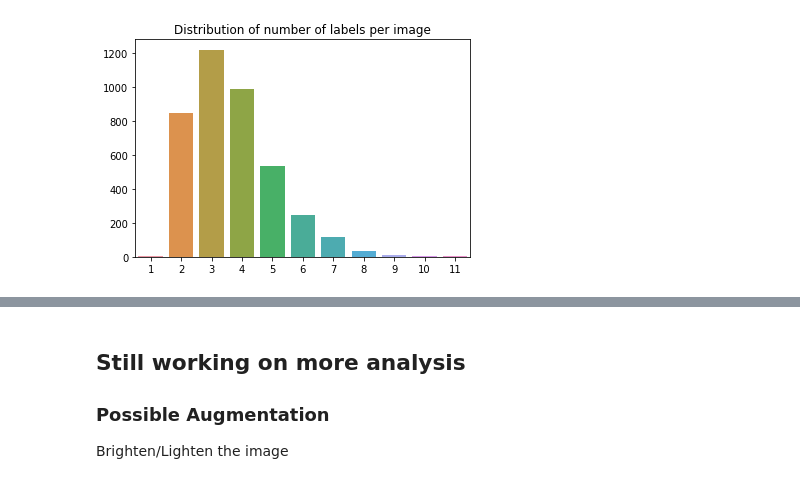
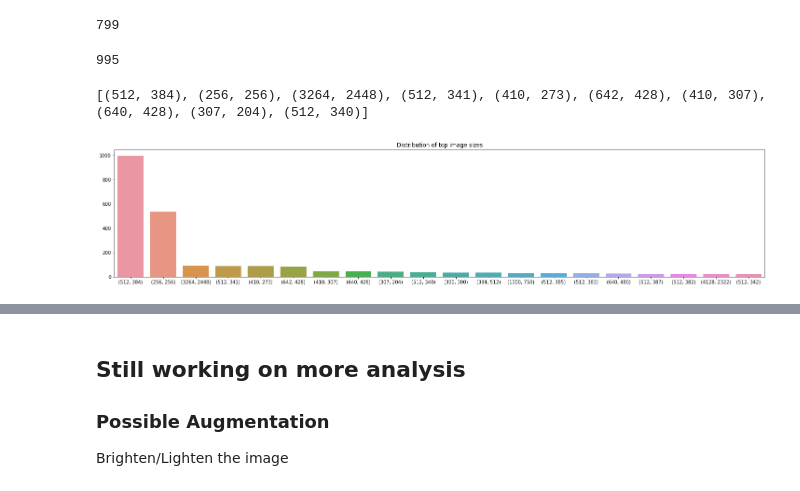
Before and after one commit to luyuxiao/CS701, a Jupyter notebook: notebook/preview.ipynb, the cells around one changed output, grey strips where cells are left out. Saved outputs shown, nothing was run; the diff lists cells and outputs as text; code cells hidden in the pictures.

Commit message:
Dataset Img Size Stats

```diff
--- a/notebook/preview.ipynb
+++ b/notebook/preview.ipynb
@@ -13,8 +13,8 @@ import sys
 sys.path.append('../')
 from utils import image_processing
 # %%
-data_path = "C:/Users/weijie.tay.2019/Documents/GitHub/CS701/data/public/train_label.txt"
-img_dir = "C:/Users/weijie.tay.2019/Documents/GitHub/CS701/data/public/img_dir/train/"
+data_path = "C:/Users/wjtay/Documents/GitHub/CS701/public/train_label.txt"
+img_dir = "C:/Users/wjtay/Documents/GitHub/CS701/public/img_dir/train/"
 # %%
 by_name = {}
 by_label = {k: [] for k in range(104)}
@@ -69,5 +61,3 @@ plt.title('Distribution of number of labels per image')
 plt.show()
 
 # Probably not very useful
-# %% [output]
-[figure, removed]
@@ -73,0 +84,37 @@ plt.show()
+# %%
+size_images = dict()
+size_occur = dict()
+
+for dirpath, _, filenames in os.walk(img_dir):
+    for path_image in filenames:
+        image = os.path.abspath(os.path.join(dirpath, path_image))
+        with Image.open(image) as img:
+            width, height = img.size
+            size_images.update({path_image: {'width': width, 'height': height}})
+
+            if(size_occur.get((width,height)) == None):
+                size_occur.update({(width,height) : 1})
+            else:
+                size_occur.update({(width, height): size_occur.get((width, height)) + 1})
+
+print(len(size_occur))
+# %% [output]
+799
+# %%
+size_occur[(512, 384)]
+# %% [output]
+995
+# %%
+keys = sorted(size_occur, key=lambda k: size_occur[k], reverse=True)
+x_axis = [str(v) for v in keys]
+print(keys[:10])
+values = [size_occur[k] for k in keys]
+# print(values)
+plt.figure(figsize=(25,5))
+ax = sns.barplot(x=x_axis[:20], y=values[:20])
+plt.title('Distribution of top image sizes')
+
+plt.show()
+# %% [output]
+[(512, 384), (256, 256), (3264, 2448), (512, 341), (410, 273), (642, 428), (410, 307), (640, 428), (307, 204), (512, 340)]
+[figure, added]
```
Also changed, not shown: parts of 5 cells of this notebook.
